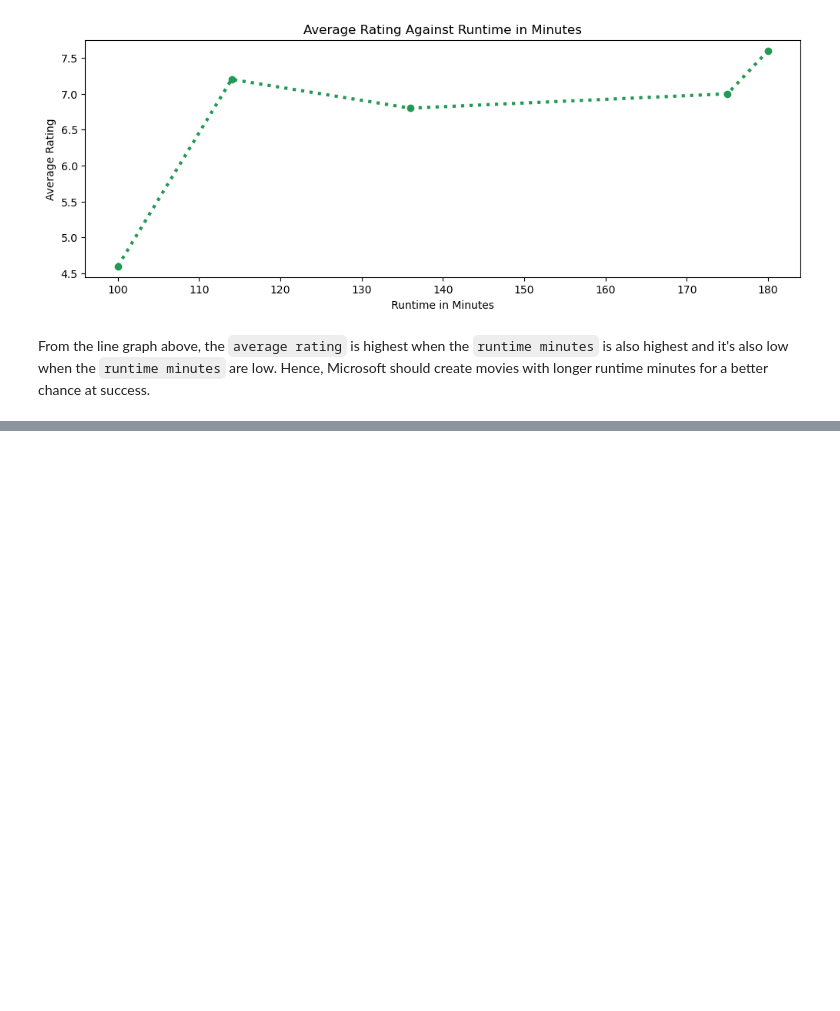
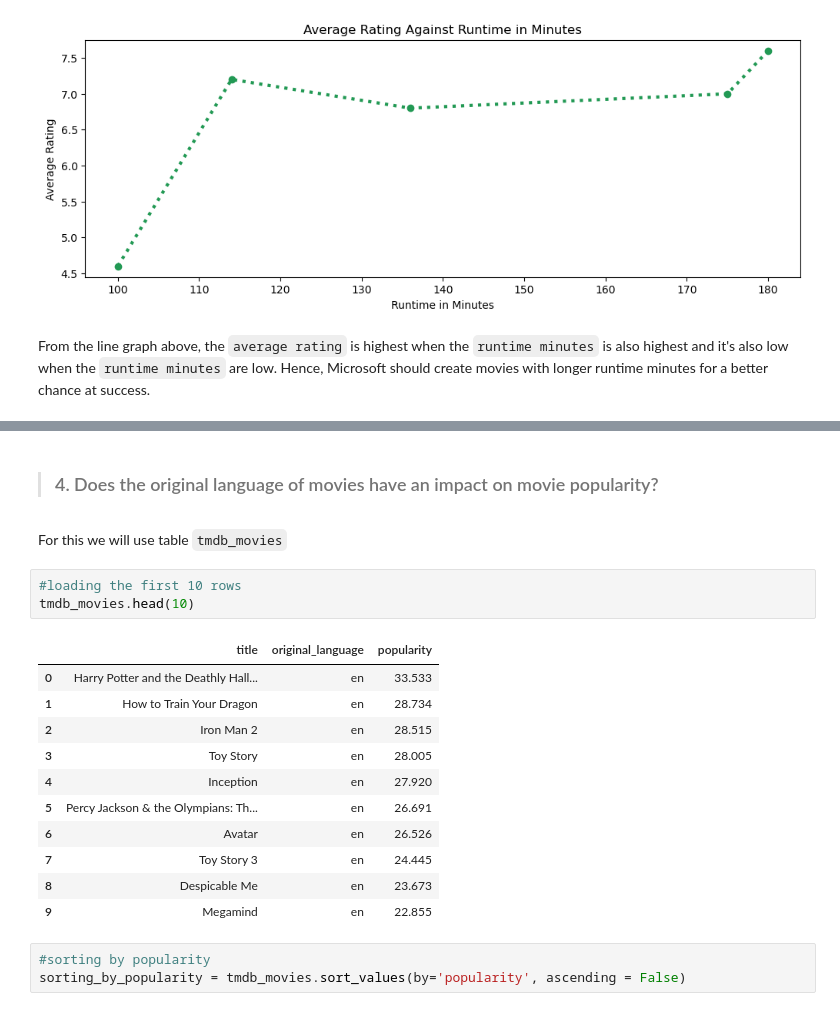
Before and after one commit to brandonbush2/Microsoft-Movie-Studio-Project, a Jupyter notebook: Microsoft Movie Studio .ipynb, the cells around one changed output, grey strips where cells are left out. Drawn from its saved outputs; the diff is of its cells as text; blank space fills up the shorter version.

```diff
--- a/Microsoft Movie Studio .ipynb
+++ b/Microsoft Movie Studio .ipynb
@@ -770,0 +818,22 @@ From the line graph above, the `average rating` is highest when the `runtime min
+# %% [markdown]
+> ### 4. Does the original language of movies have an impact on movie popularity?
+# %% [markdown]
+For this we will use table `tmdb_movies`
+# %%
+#loading the first 10 rows
+tmdb_movies.head(10)
+# %% [output]
+|  | title | original_language | popularity |
+| 0 | Harry Potter and the Deathly Hall... | en | 33.533 |
+| 1 | How to Train Your Dragon | en | 28.734 |
+| 2 | Iron Man 2 | en | 28.515 |
+| 3 | Toy Story | en | 28.005 |
+| 4 | Inception | en | 27.920 |
+| 5 | Percy Jackson & the Olympians: Th... | en | 26.691 |
+| 6 | Avatar | en | 26.526 |
+| 7 | Toy Story 3 | en | 24.445 |
+| 8 | Despicable Me | en | 23.673 |
+| 9 | Megamind | en | 22.855 |
+# %%
+#sorting by popularity
+sorting_by_popularity = tmdb_movies.sort_values(by='popularity', ascending = False)
```
Also changed, not shown: parts of 14 cells of this notebook.
